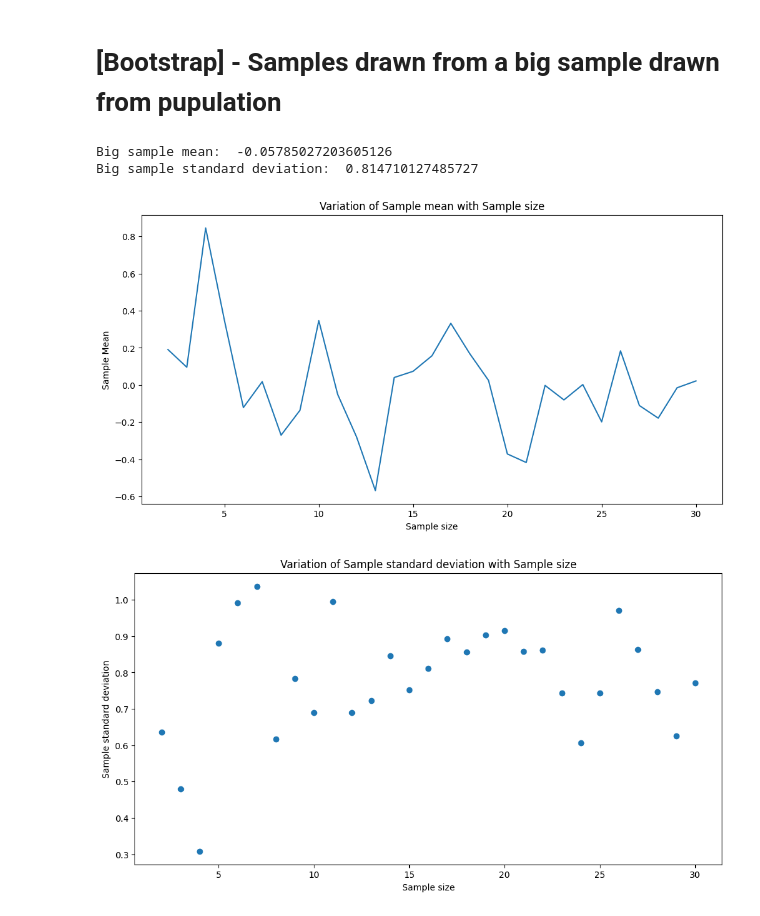
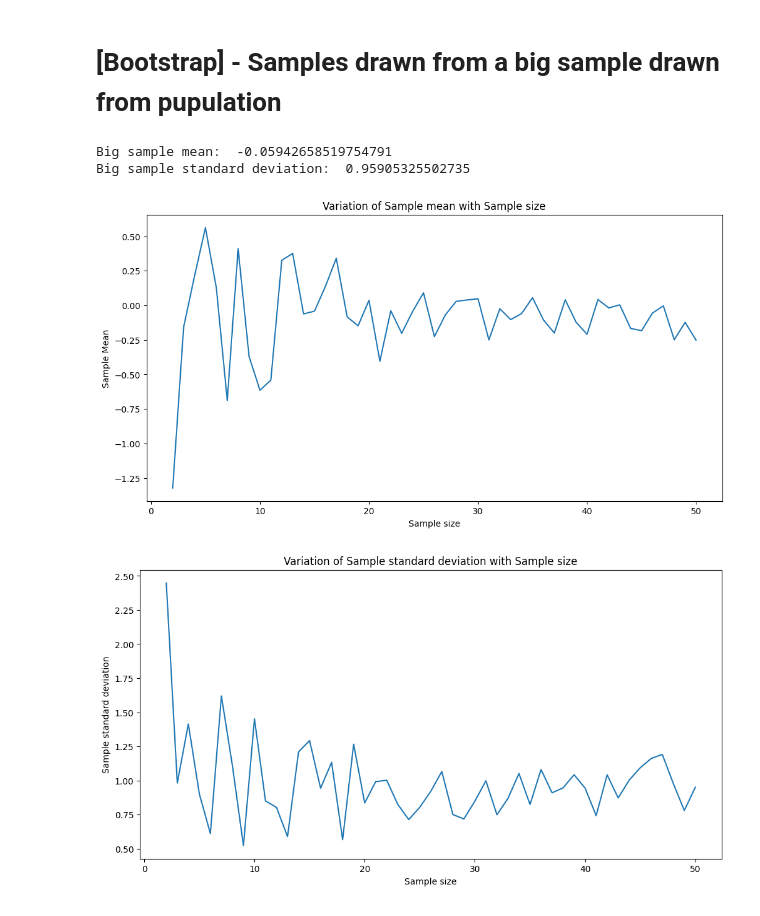
Before and after one commit to kunalkundu30/bootstrapping-fundamentals, a Jupyter notebook: bootstrapping.ipynb, the cells around one changed output. Drawn from its saved outputs; the diff is of its cells as text; code cells hidden in the pictures.

```diff
--- a/bootstrapping.ipynb
+++ b/bootstrapping.ipynb
@@ -45,41 +44,40 @@ plt.show()
 # Samples drawn a large sample drawn from normal distribution
 
 big_sample_size = 50
-no_of_samples = 30
+no_of_samples = 50
 result={}
 
 big_sample = np.random.normal(loc=0,scale=1,size=big_sample_size)
 
 for sample_size in range(2,no_of_samples+1):
     sample = np.random.choice(big_sample, size=sample_size)
     sample_mean = sample.mean()
     sample_std_dev = np.sqrt(np.var(sample,ddof=1))
     result[sample_size] = [sample_mean, sample_std_dev]
-    # print("Mean :", sample.mean())
-    # print("Standard Deviation :", sample.std())
 
 means = [sample_result[0] for sample_result in result.values()]
 std_devs = [sample_result[1] for sample_result in result.values()]
 sample_sizes = result.keys()
 
 print("Big sample mean: ", big_sample.mean())
 print("Big sample standard deviation: ", np.sqrt(np.var(big_sample,ddof=1)))
 
+# Plot graphs
 plt.figure(figsize=(12,6))
 plt.plot(sample_sizes, means)
 plt.xlabel("Sample size")
 plt.ylabel("Sample Mean")
 plt.title("Variation of Sample mean with Sample size")
 plt.show()
 
 plt.figure(figsize=(12,6))
-plt.scatter(sample_sizes, std_devs)
+plt.plot(sample_sizes, std_devs)
 plt.xlabel("Sample size")
 plt.ylabel("Sample standard deviation")
 plt.title("Variation of Sample standard deviation with Sample size")
 plt.show()
 # %% [output]
-Big sample mean:  -0.05785027203605126
-Big sample standard deviation:  0.814710127485727
+Big sample mean:  -0.05942658519754791
+Big sample standard deviation:  0.95905325502735
-[figure, old version]
+[figure, new version]
-[figure, old version]
+[figure, new version]
```
Also changed, not shown: parts of 1 cell of this notebook.
